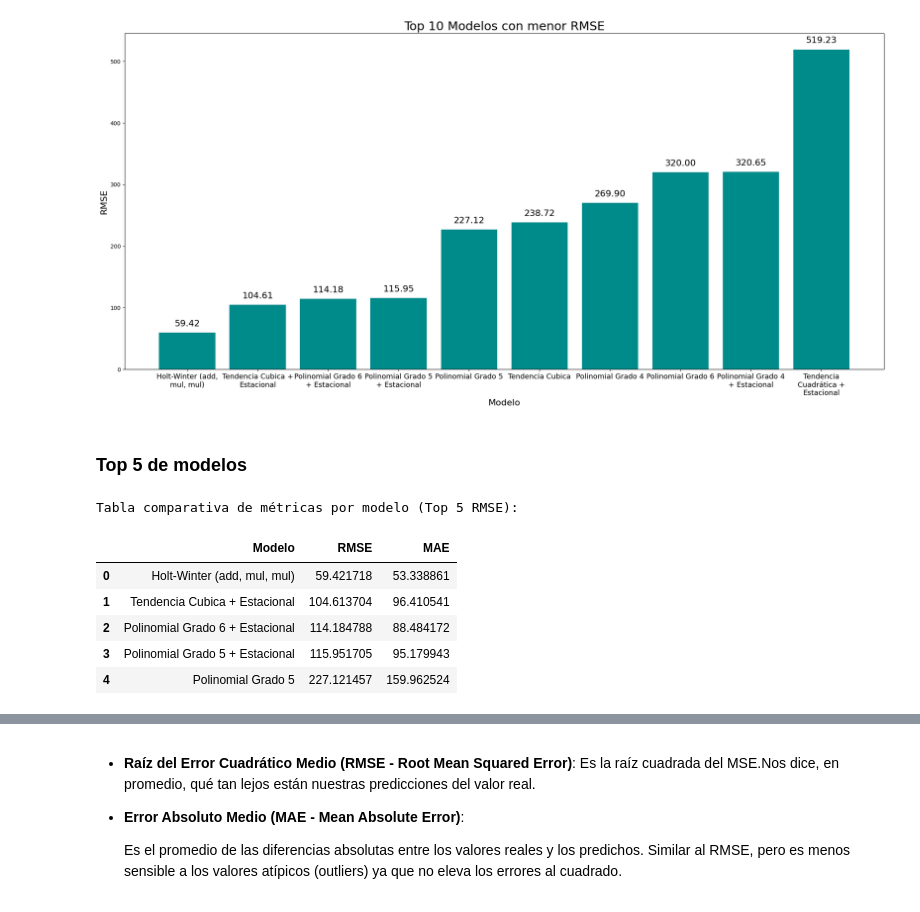
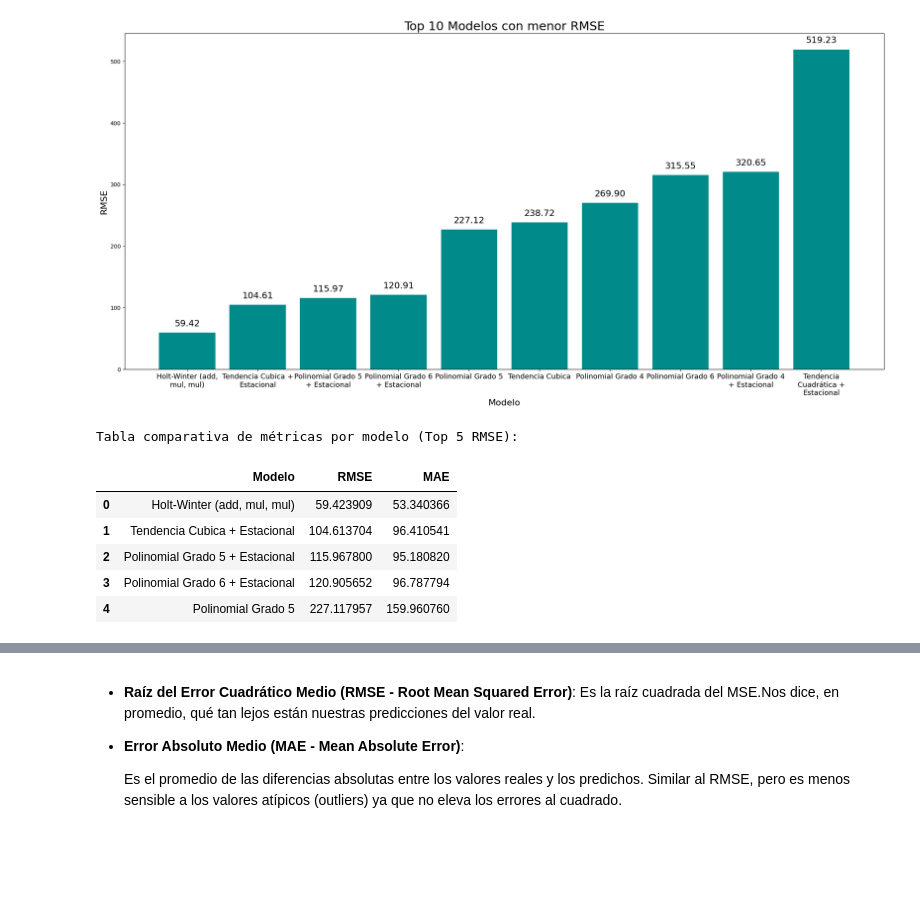
Before and after one commit to mafab9125/Fundamentos_Analitica, a Jupyter notebook: Series_de_tiempo/Taller_series_tiempo_2.ipynb, the cells around one changed output, grey strips where cells are left out. Cells and saved outputs as stored; diff of their text form; code cells hidden in the pictures; blank space fills up the shorter version.

```diff
--- a/Series_de_tiempo/Taller_series_tiempo_2.ipynb
+++ b/Series_de_tiempo/Taller_series_tiempo_2.ipynb
@@ -969,21 +964,26 @@ plt.tight_layout()
 plt.show()
 # %% [output]
 [figure]
-# %% [markdown]
-### **Top 5 de modelos**
 # %%
+# Mostrar solo el top 5 por RMSE
 top5_df = df_metrics_sorted_rmse.head(5)
 
 print("\nTabla comparativa de métricas por modelo (Top 5 RMSE):")
 display(top5_df)
+
+# Exportar el top 5 a CSV
+top5_df.to_csv("top5_modelos_rmse_mae.csv", index=False)
+
+# Exportar el top 5 a Excel
+top5_df.to_excel("top5_modelos_rmse_mae.xlsx", index=False)
 # %% [output]
 Tabla comparativa de métricas por modelo (Top 5 RMSE):
 |  | Modelo | RMSE | MAE |
-| 0 | Holt-Winter (add, mul, mul) | 59.421718 | 53.338861 |
+| 0 | Holt-Winter (add, mul, mul) | 59.423909 | 53.340366 |
 | 1 | Tendencia Cubica + Estacional | 104.613704 | 96.410541 |
-| 2 | Polinomial Grado 6 + Estacional | 114.184788 | 88.484172 |
-| 3 | Polinomial Grado 5 + Estacional | 115.951705 | 95.179943 |
-| 4 | Polinomial Grado 5 | 227.121457 | 159.962524 |
+| 2 | Polinomial Grado 5 + Estacional | 115.967800 | 95.180820 |
+| 3 | Polinomial Grado 6 + Estacional | 120.905652 | 96.787794 |
+| 4 | Polinomial Grado 5 | 227.117957 | 159.960760 |
 # %%
 def split_label(label, n=18):
     # Divide el label en saltos de línea cada n caracteres (o en espacios si es posible)
```
Also changed, not shown: parts of 52 cells of this notebook.
